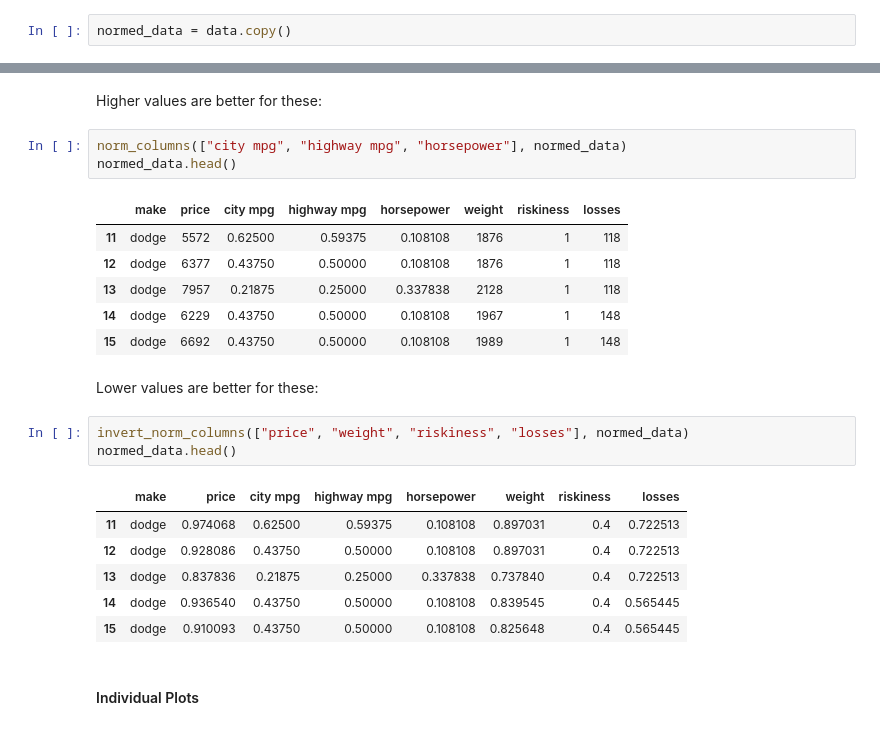
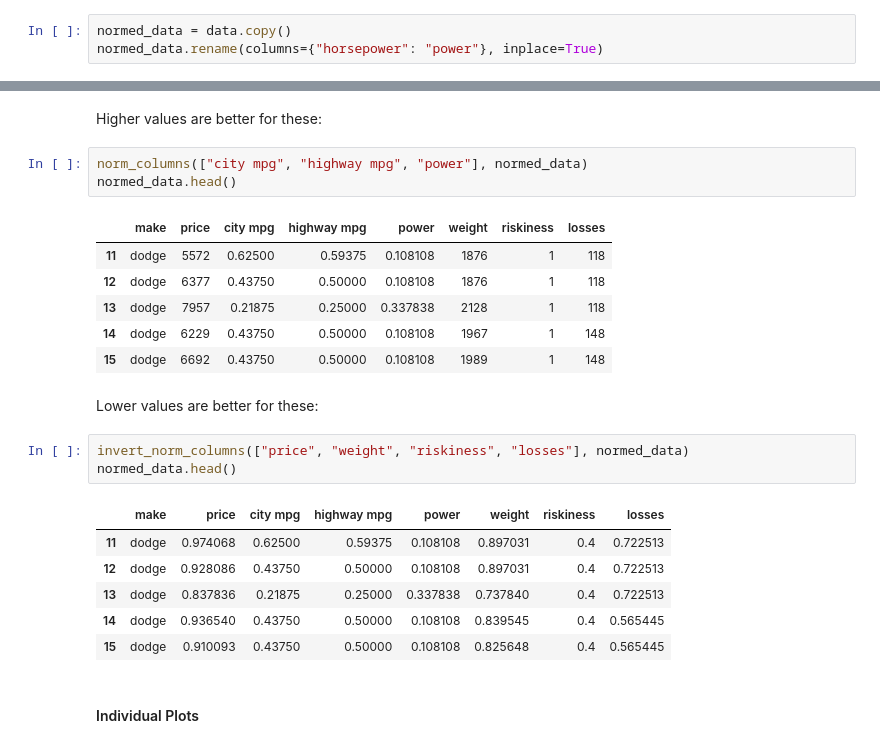
Before and after one commit to masteringmatplotlib/custom-and-config, a Jupyter notebook: notebooks/mmpl-custom-and-config.ipynb, the cells around one changed output, grey strips where cells are left out. Drawn from its saved outputs; the diff is of its cells as text.

```diff
--- a/notebooks/mmpl-custom-and-config.ipynb
+++ b/notebooks/mmpl-custom-and-config.ipynb
@@ -233,6 +233,7 @@ sum([x[1] for x in counts])
 141
 # %%
 normed_data = data.copy()
+normed_data.rename(columns={"horsepower": "power"}, inplace=True)
 # %%
 def norm_column(col_name, pddata, inverted=False):
     pddata[col_name] -= pddata[col_name].min()
@@ -250,10 +251,10 @@ def invert_norm_columns(col_names, pddata):
 # %% [markdown]
 Higher values are better for these:
 # %%
-norm_columns(["city mpg", "highway mpg", "horsepower"], normed_data)
+norm_columns(["city mpg", "highway mpg", "power"], normed_data)
 normed_data.head()
 # %% [output]
-|  | make | price | city mpg | highway mpg | horsepower | weight | riskiness | losses |
+|  | make | price | city mpg | highway mpg | power | weight | riskiness | losses |
 | 11 | dodge | 5572 | 0.62500 | 0.59375 | 0.108108 | 1876 | 1 | 118 |
 | 12 | dodge | 6377 | 0.43750 | 0.50000 | 0.108108 | 1876 | 1 | 118 |
 | 13 | dodge | 7957 | 0.21875 | 0.25000 | 0.337838 | 2128 | 1 | 118 |
@@ -265,7 +266,7 @@ Lower values are better for these:
 invert_norm_columns(["price", "weight", "riskiness", "losses"], normed_data)
 normed_data.head()
 # %% [output]
-|  | make | price | city mpg | highway mpg | horsepower | weight | riskiness | losses |
+|  | make | price | city mpg | highway mpg | power | weight | riskiness | losses |
 | 11 | dodge | 0.974068 | 0.62500 | 0.59375 | 0.108108 | 0.897031 | 0.4 | 0.722513 |
 | 12 | dodge | 0.928086 | 0.43750 | 0.50000 | 0.108108 | 0.897031 | 0.4 | 0.722513 |
 | 13 | dodge | 0.837836 | 0.21875 | 0.25000 | 0.337838 | 0.737840 | 0.4 | 0.722513 |
```
Also changed, not shown: parts of 2 cells of this notebook, 1 other file.
